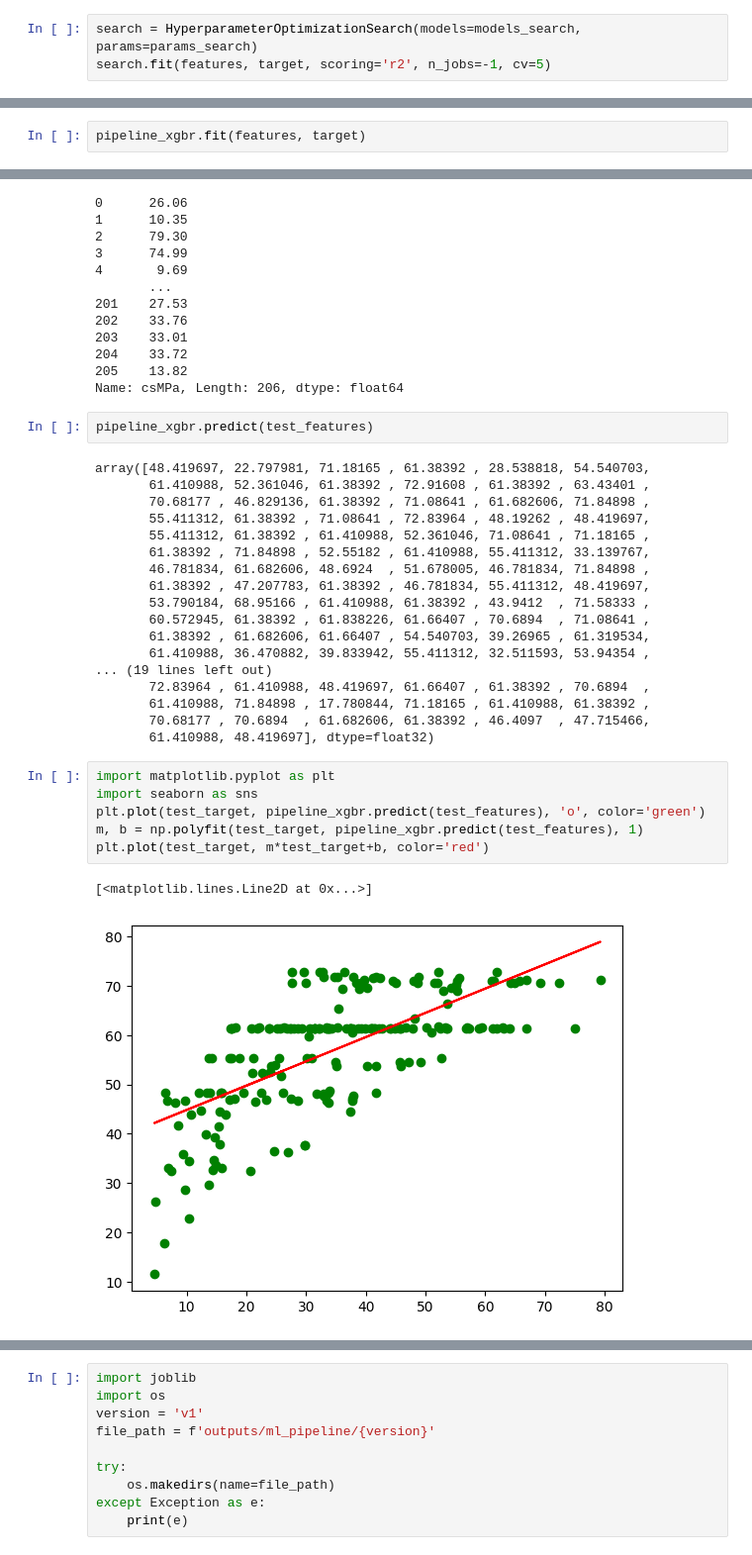
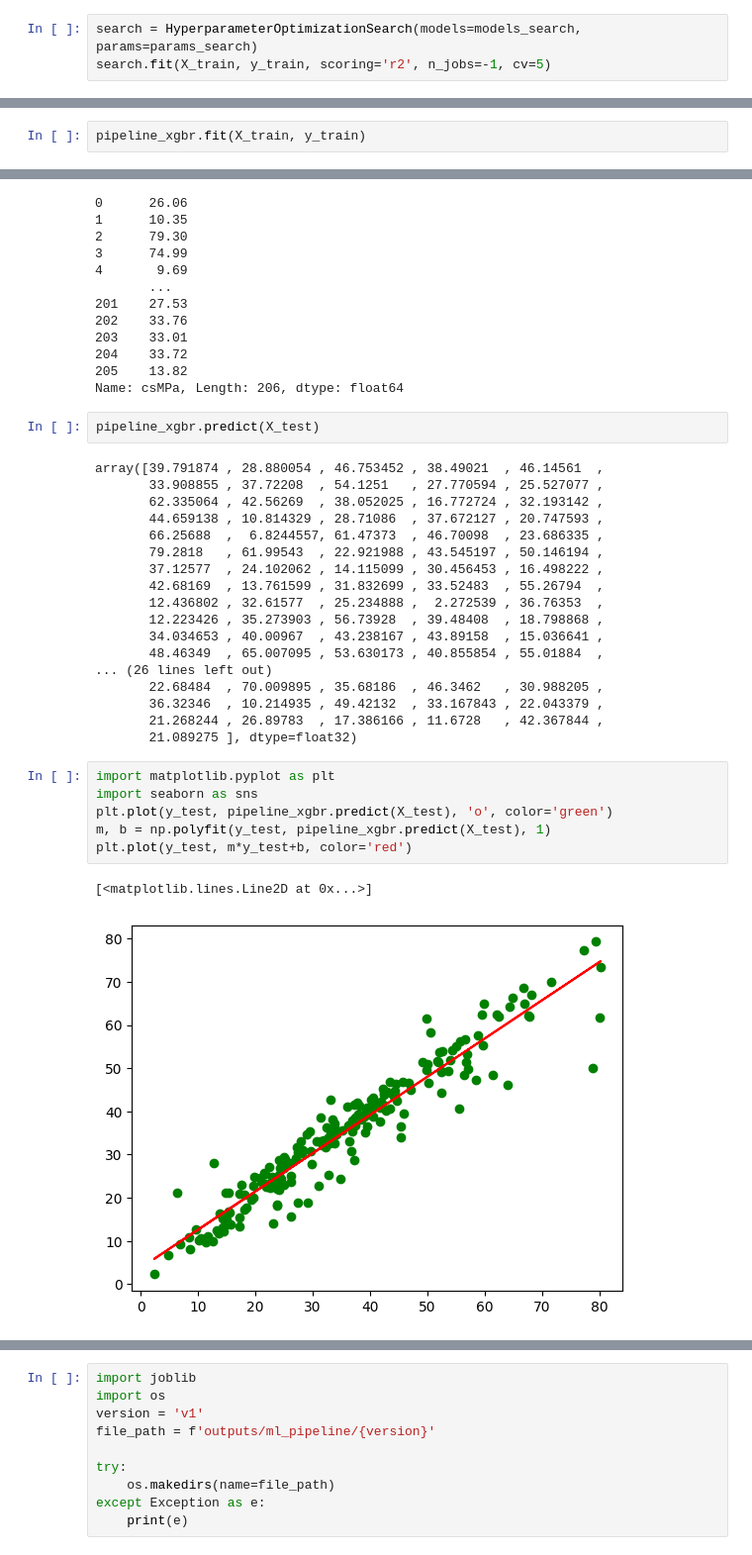
Before and after one commit to Dante-Cadiz/concrete-strength, a Jupyter notebook: jupyter_notebooks/ModellingAndEvaluation.ipynb, the cells around one changed output, grey strips where cells are left out. Shown at 99% size. Saved outputs shown, nothing was run; the diff lists cells and outputs as text.

```diff
--- a/jupyter_notebooks/ModellingAndEvaluation.ipynb
+++ b/jupyter_notebooks/ModellingAndEvaluation.ipynb
@@ -211,7 +204,7 @@ params_search = {
 }
 # %%
 search = HyperparameterOptimizationSearch(models=models_search, params=params_search)
-search.fit(features, target, scoring='r2', n_jobs=-1, cv=5)
+search.fit(X_train, y_train, scoring='r2', n_jobs=-1, cv=5)
 # %% [output]
 Running GridSearchCV for XGBRegressor
 
@@ -243,7 +236,7 @@ Fit model with best parameters
 xgbr = XGBRegressor(learning_rate=0.05, n_estimators=1000, verbosity=1)
 pipeline_xgbr = PipelineOptimization(xgbr)
 # %%
-pipeline_xgbr.fit(features, target)
+pipeline_xgbr.fit(X_train, y_train)
 # %% [output]
 Pipeline(steps=[('feat_scaling', StandardScaler()),
                 ('feat_selection',
@@ -298,33 +292,33 @@ test_target
 205    13.82
 Name: csMPa, Length: 206, dtype: float64
 # %%
-pipeline_xgbr.predict(test_features)
+pipeline_xgbr.predict(X_test)
 # %% [output]
-array([48.419697, 22.797981, 71.18165 , 61.38392 , 28.538818, 54.540703,
-       61.410988, 52.361046, 61.38392 , 72.91608 , 61.38392 , 63.43401 ,
-       70.68177 , 46.829136, 61.38392 , 71.08641 , 61.682606, 71.84898 ,
-       55.411312, 61.38392 , 71.08641 , 72.83964 , 48.19262 , 48.419697,
-       55.411312, 61.38392 , 61.410988, 52.361046, 71.08641 , 71.18165 ,
-       61.38392 , 71.84898 , 52.55182 , 61.410988, 55.411312, 33.139767,
-       46.781834, 61.682606, 48.6924  , 51.678005, 46.781834, 71.84898 ,
-       61.38392 , 47.207783, 61.38392 , 46.781834, 55.411312, 48.419697,
-       53.790184, 68.95166 , 61.410988, 61.38392 , 43.9412  , 71.58333 ,
-       60.572945, 61.38392 , 61.838226, 61.66407 , 70.6894  , 71.08641 ,
-       61.38392 , 61.682606, 61.66407 , 54.540703, 39.26965 , 61.319534,
-       61.410988, 36.470882, 39.833942, 55.411312, 32.511593, 53.94354 ,
-... (19 lines left out)
-       72.83964 , 61.410988, 48.419697, 61.66407 , 61.38392 , 70.6894  ,
-       61.410988, 71.84898 , 17.780844, 71.18165 , 61.410988, 61.38392 ,
-       70.68177 , 70.6894  , 61.682606, 61.38392 , 46.4097  , 47.715466,
-       61.410988, 48.419697], dtype=float32)
+array([39.791874 , 28.880054 , 46.753452 , 38.49021  , 46.14561  ,
+       33.908855 , 37.72208  , 54.1251   , 27.770594 , 25.527077 ,
+       62.335064 , 42.56269  , 38.052025 , 16.772724 , 32.193142 ,
+       44.659138 , 10.814329 , 28.71086  , 37.672127 , 20.747593 ,
+       66.25688  ,  6.8244557, 61.47373  , 46.70098  , 23.686335 ,
+       79.2818   , 61.99543  , 22.921988 , 43.545197 , 50.146194 ,
+       37.12577  , 24.102062 , 14.115099 , 30.456453 , 16.498222 ,
+       42.68169  , 13.761599 , 31.832699 , 33.52483  , 55.26794  ,
+       12.436802 , 32.61577  , 25.234888 ,  2.272539 , 36.76353  ,
+       12.223426 , 35.273903 , 56.73928  , 39.48408  , 18.798868 ,
+       34.034653 , 40.00967  , 43.238167 , 43.89158  , 15.036641 ,
+       48.46349  , 65.007095 , 53.630173 , 40.855854 , 55.01884  ,
+... (26 lines left out)
+       22.68484  , 70.009895 , 35.68186  , 46.3462   , 30.988205 ,
+       36.32346  , 10.214935 , 49.42132  , 33.167843 , 22.043379 ,
+       21.268244 , 26.89783  , 17.386166 , 11.6728   , 42.367844 ,
+       21.089275 ], dtype=float32)
 # %%
 import matplotlib.pyplot as plt
 import seaborn as sns
-plt.plot(test_target, pipeline_xgbr.predict(test_features), 'o', color='green')
-m, b = np.polyfit(test_target, pipeline_xgbr.predict(test_features), 1)
-plt.plot(test_target, m*test_target+b, color='red')
+plt.plot(y_test, pipeline_xgbr.predict(X_test), 'o', color='green')
+m, b = np.polyfit(y_test, pipeline_xgbr.predict(X_test), 1)
+plt.plot(y_test, m*y_test+b, color='red')
 # %% [output]
 [<matplotlib.lines.Line2D at 0x...>]
-[figure, old version]
+[figure, new version]
 # %%
 from sklearn import metrics
```
Also changed, not shown: parts of 9 cells of this notebook.
